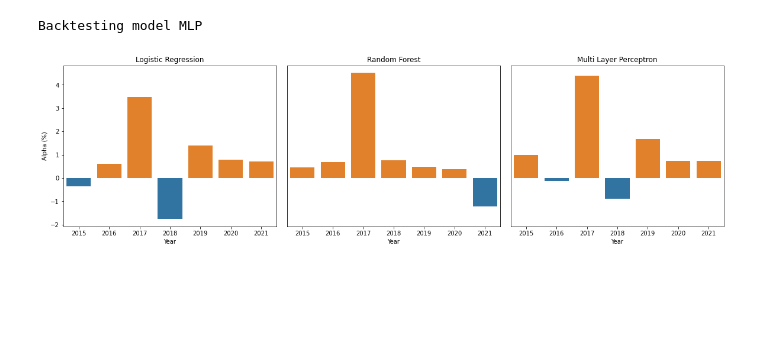
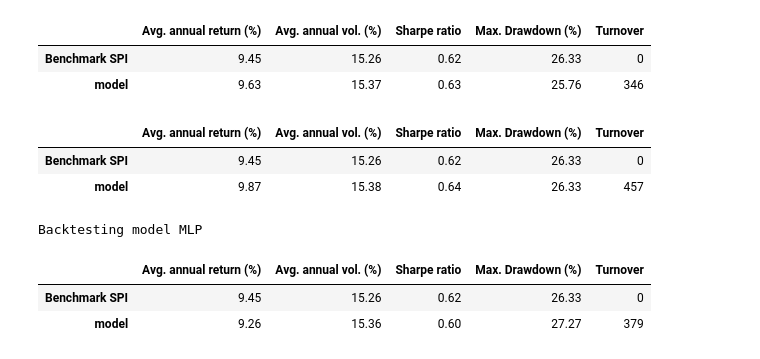
Before and after one commit to lacoupe/BCVS, a Jupyter notebook: SW/size/backtest_plots.ipynb, the cells around one changed output. Drawn from its saved outputs; the diff is of its cells as text; code cells hidden in the pictures; blank space fills up the shorter version.

```diff
--- a/SW/size/backtest_plots.ipynb
+++ b/SW/size/backtest_plots.ipynb
@@ -265,0 +275,6 @@ def backtest_sklearn(model_name):
+# %%
+resume_backtest(portfolio_logreg, bench_price, target_prices)
+# %% [output]
+|  | Avg. annual return (%) | Avg. annual vol. (%) | Sharpe ratio | Max. Drawdown (%) | Turnover |
+| Benchmark SPI | 9.45 | 15.26 | 0.62 | 26.33 | 0 |
+| model | 9.63 | 15.37 | 0.63 | 25.76 | 346 |
@@ -266,3 +283,9 @@ def backtest_sklearn(model_name):
+# %%
+resume_backtest(portfolio_RF, bench_price, target_prices)
+# %% [output]
+|  | Avg. annual return (%) | Avg. annual vol. (%) | Sharpe ratio | Max. Drawdown (%) | Turnover |
+| Benchmark SPI | 9.45 | 15.26 | 0.62 | 26.33 | 0 |
+| model | 9.87 | 15.38 | 0.64 | 26.33 | 457 |
 # %%
 portfolio_mlp = backtest_dl('MLP')
 # %% [output]
@@ -278,3 +293,9 @@ perf_bench = (bench_price.reindex(portfolio_mlp.index).pct_change().fillna(0) +
+# %%
+resume_backtest(portfolio_mlp, bench_price, target_prices)
+# %% [output]
+|  | Avg. annual return (%) | Avg. annual vol. (%) | Sharpe ratio | Max. Drawdown (%) | Turnover |
+| Benchmark SPI | 9.45 | 15.26 | 0.62 | 26.33 | 0 |
+| model | 9.26 | 15.36 | 0.60 | 27.27 | 379 |
 # %%
 def pred_to_perf(portfolio, daily_returns):
     first_date = portfolio.index[0]
@@ -284,64 +305,3 @@ def pred_to_perf(portfolio, daily_returns):
     df_daily_perf = (df_pred_daily * daily_ret).sum(axis=1)
     cumul_perf = (1 + df_daily_perf).cumprod()
     return cumul_perf
-# %%
-fig, axs = plt.subplots(1, 3, figsize=(20, 5), sharex=True, sharey=True)
-
-# LogReg
-perf_pred = pred_to_perf(portfolio_logreg, daily_returns)
-annual_returns_bench = perf_bench.resample('Y').apply(lambda x: (x[-1] - x[0]) / x[0])
-annual_returns_pred = perf_pred.resample('Y').apply(lambda x: (x[-1] - x[0]) / x[0])
-annual_diff = (annual_returns_pred - annual_returns_bench) * 100
-df_annual_diff = pd.DataFrame(columns=['year', 'alpha'])
-df_annual_diff['year'] = annual_diff.index.year
-df_annual_diff['year'] = df_annual_diff.year.apply(str)
-df_annual_diff['alpha'] = annual_diff.values
-df_annual_diff['sign'] = np.sign(df_annual_diff.alpha)
-
-sns.barplot(ax=axs[0], data=df_annual_diff, x='year', y='alpha', hue='sign', dodge=False)
-axs[0].get_legend().remove()
-axs[0].set_ylabel('Alpha (%)')
-axs[0].set_xlabel('Year')
-axs[0].set_title('Logistic Regression')
-
-# RF
-perf_pred = pred_to_perf(portfolio_RF, daily_returns)
-annual_returns_bench = perf_bench.resample('Y').apply(lambda x: (x[-1] - x[0]) / x[0])
-annual_returns_pred = perf_pred.resample('Y').apply(lambda x: (x[-1] - x[0]) / x[0])
-annual_diff = (annual_returns_pred - annual_returns_bench) * 100
-df_annual_diff = pd.DataFrame(columns=['year', 'alpha'])
-df_annual_diff['year'] = annual_diff.index.year
-df_annual_diff['year'] = df_annual_diff.year.apply(str)
-df_annual_diff['alpha'] = annual_diff.values
-df_annual_diff['sign'] = np.sign(df_annual_diff.alpha)
-
-sns.barplot(ax=axs[1], data=df_annual_diff, x='year', y='alpha', hue='sign', dodge=False)
-axs[1].get_legend().remove()
-axs[1].set_ylabel(None)
-axs[1].set_xlabel('Year')
-axs[1].tick_params(axis='y', length=0)
-axs[1].set_title('Random Forest')
-
-# MLP
-perf_pred = pred_to_perf(portfolio_mlp, daily_returns)
-annual_returns_bench = perf_bench.resample('Y').apply(lambda x: (x[-1] - x[0]) / x[0])
-annual_returns_pred = perf_pred.resample('Y').apply(lambda x: (x[-1] - x[0]) / x[0])
-annual_diff = (annual_returns_pred - annual_returns_bench) * 100
-df_annual_diff = pd.DataFrame(columns=['year', 'alpha'])
-df_annual_diff['year'] = annual_diff.index.year
-df_annual_diff['year'] = df_annual_diff.year.apply(str)
-df_annual_diff['alpha'] = annual_diff.values
-df_annual_diff['sign'] = np.sign(df_annual_diff.alpha)
-
-sns.barplot(ax=axs[2], data=df_annual_diff, x='year', y='alpha', hue='sign', dodge=False)
-axs[2].get_legend().remove()
-axs[2].set_ylabel(None)
-axs[2].tick_params(axis='y', length=0)
-axs[2].set_xlabel('Year')
-axs[2].set_title('Multi Layer Perceptron')
-
-plt.subplots_adjust(wspace=0.05)
-plt.savefig('plots/latex/excess_returns.png', dpi=300, bbox_inches='tight', facecolor='white')
-plt.show()
-# %% [output]
-[figure, removed]
```
Also changed, not shown: parts of 19 cells of this notebook, 18 other files.
